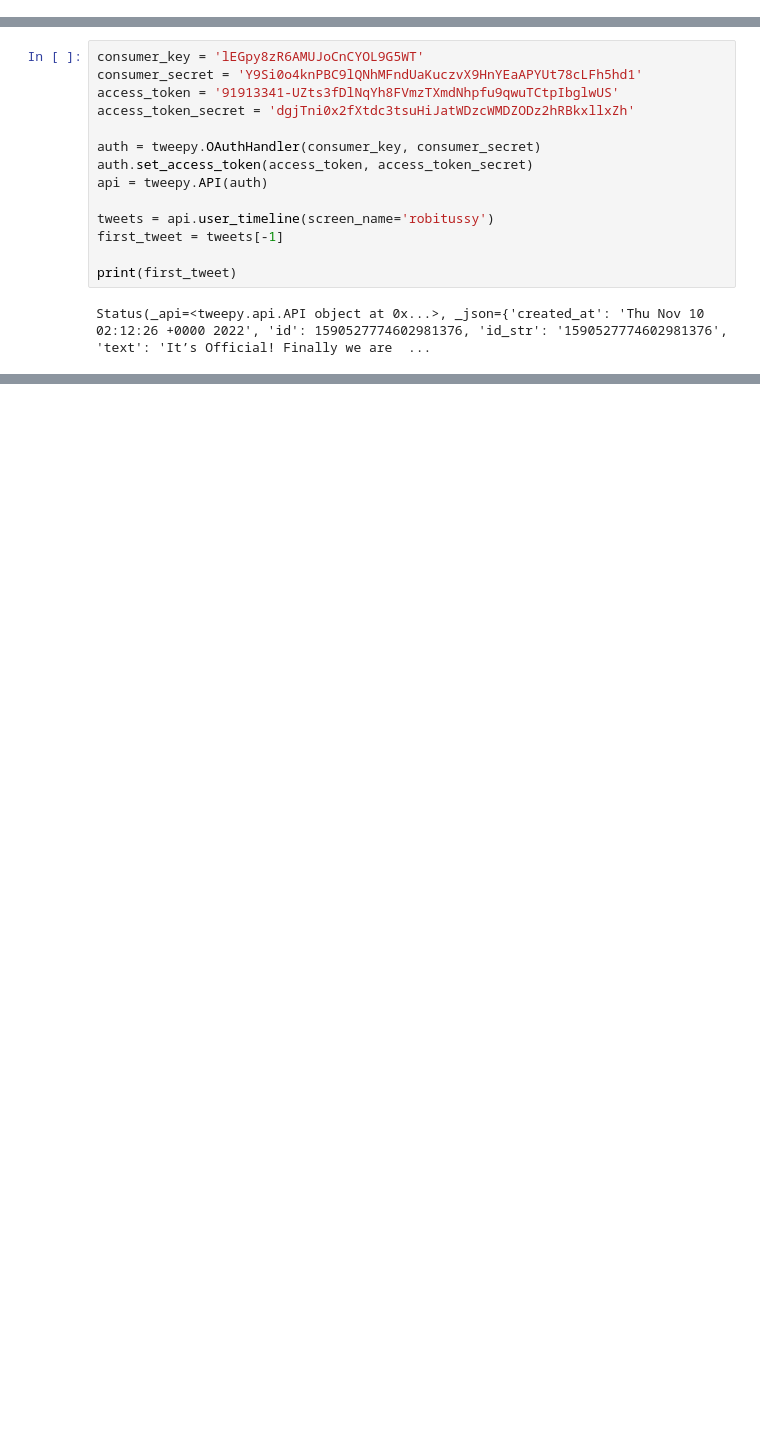
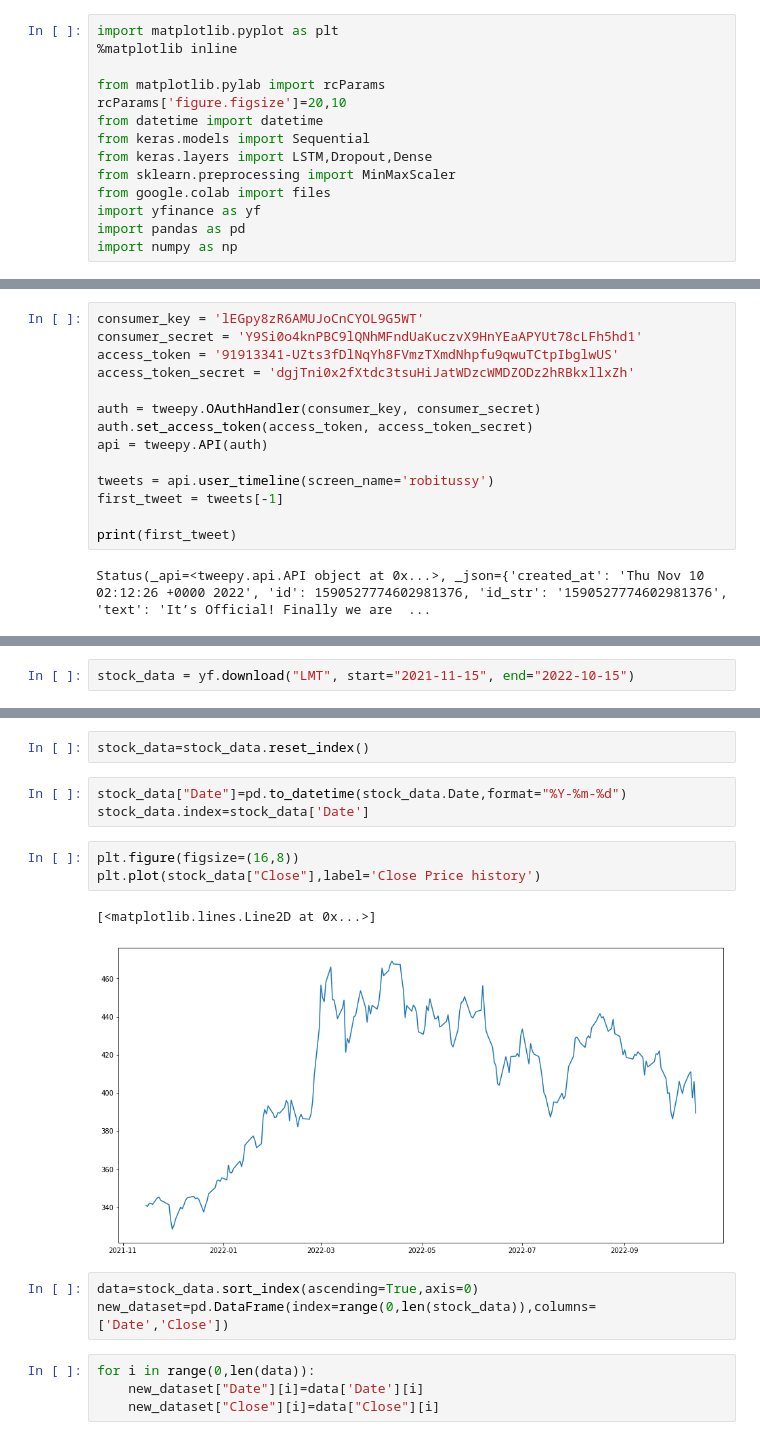
Before and after one commit to evanstrait/Ironhack-Final, a Jupyter notebook: Final_Project.ipynb, the cells around one changed output, grey strips where cells are left out. Saved outputs shown, nothing was run; the diff lists cells and outputs as text; blank space fills up the shorter version.

```diff
--- a/Final_Project.ipynb
+++ b/Final_Project.ipynb
@@ -27,3 +21,17 @@ import pandas as pd
+# %%
+import matplotlib.pyplot as plt
+%matplotlib inline
+
+from matplotlib.pylab import rcParams
+rcParams['figure.figsize']=20,10
+from datetime import datetime
+from keras.models import Sequential
+from keras.layers import LSTM,Dropout,Dense
+from sklearn.preprocessing import MinMaxScaler
+from google.colab import files
+import yfinance as yf
+import pandas as pd
+import numpy as np
 # %%
 lmt = yf.Ticker("LMT")
 
@@ -394,0 +240,2 @@ Status(_api=<tweepy.api.API object at 0x...>, _json={'created_at': 'Thu Nov 10 2
+# %%
+stock_data = yf.download("LMT", start="2021-11-15", end="2022-10-15")
@@ -394,0 +261,18 @@ Status(_api=<tweepy.api.API object at 0x...>, _json={'created_at': 'Thu Nov 10 2
+# %%
+stock_data=stock_data.reset_index()
+# %%
+stock_data["Date"]=pd.to_datetime(stock_data.Date,format="%Y-%m-%d")
+stock_data.index=stock_data['Date']
+# %%
+plt.figure(figsize=(16,8))
+plt.plot(stock_data["Close"],label='Close Price history')
+# %% [output]
+[<matplotlib.lines.Line2D at 0x...>]
+[figure, added]
+# %%
+data=stock_data.sort_index(ascending=True,axis=0)
+new_dataset=pd.DataFrame(index=range(0,len(stock_data)),columns=['Date','Close'])
+# %%
+for i in range(0,len(data)):
+    new_dataset["Date"][i]=data['Date'][i]
+    new_dataset["Close"][i]=data["Close"][i]
```
Also changed, not shown: parts of 34 cells of this notebook.
